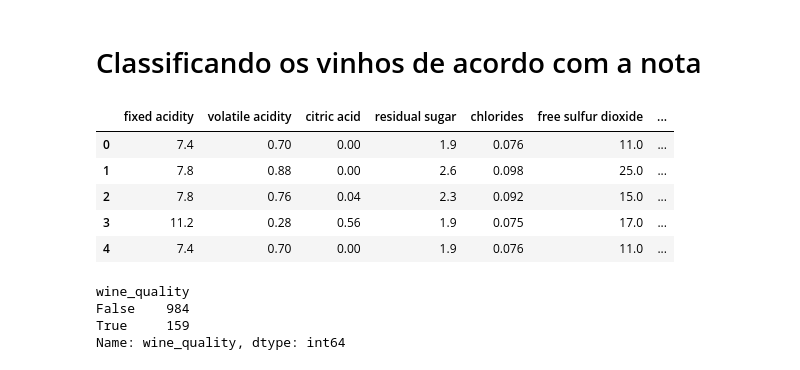
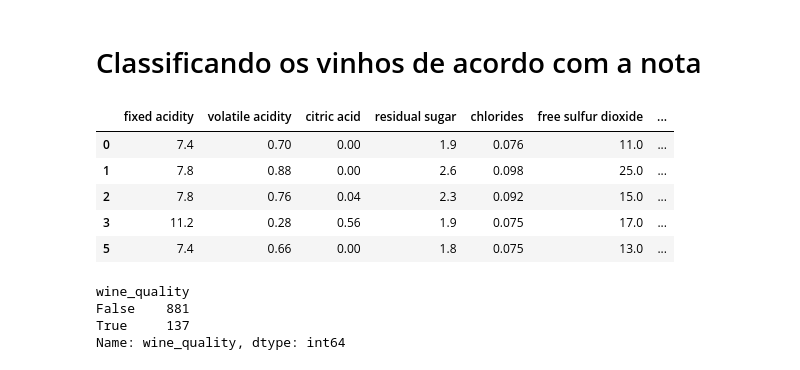
Before and after one commit to aneliabe/wine-quality-classification, a Jupyter notebook: notebooks/wine_quality_analysis.ipynb, the cells around one changed output. Saved outputs shown, nothing was run; the diff lists cells and outputs as text; code cells hidden in the pictures.

```diff
--- a/notebooks/wine_quality_analysis.ipynb
+++ b/notebooks/wine_quality_analysis.ipynb
@@ -240,0 +245,11 @@ O dataset possui **1143** linhas e **13** colunas.
+# %%
+# 1. Preservar o dataset original
+df_original = df.copy()
+
+# 2. Remoção dos dados repetidos, mantendo apenas um de cada padrão
+df_clean = df_original.drop_duplicates(
+    subset=df_original.columns.drop("Id"),
+    keep="first"
+)
+
+df_clean.shape
@@ -425,27 +479,27 @@ df.nlargest(5, "total sulfur dioxide")
 # %%
 # função para classificar os vinhos como high_quality ou low/medium_quality a partir da nota
 
-def wine_quality_classification(df):
-    if df["quality"] >= 7.0:
+def wine_quality_classification(df_clean):
+    if df_clean["quality"] >= 7.0:
         return True
     else:
         return False
 # %%
 # Aplicando a função criada para classificar os vinhos no dataset e criando uma coluna no df com a classificação
-df["wine_quality"] = df.apply(wine_quality_classification, axis=1)
-df.head(5)
+df_clean["wine_quality"] = df_clean.apply(wine_quality_classification, axis=1)
+df_clean.head(5)
 # %% [output]
 |  | fixed acidity | volatile acidity | citric acid | residual sugar | chlorides | free sulfur dioxide | ... |
 | 0 | 7.4 | 0.70 | 0.00 | 1.9 | 0.076 | 11.0 | ... |
 | 1 | 7.8 | 0.88 | 0.00 | 2.6 | 0.098 | 25.0 | ... |
 | 2 | 7.8 | 0.76 | 0.04 | 2.3 | 0.092 | 15.0 | ... |
 | 3 | 11.2 | 0.28 | 0.56 | 1.9 | 0.075 | 17.0 | ... |
-| 4 | 7.4 | 0.70 | 0.00 | 1.9 | 0.076 | 11.0 | ... |
+| 5 | 7.4 | 0.66 | 0.00 | 1.8 | 0.075 | 13.0 | ... |
 # %%
 # Contagem de vinhos de alta qualidade e vinhos de baixa/média qualidade
-df.groupby("wine_quality")["wine_quality"].count()
+df_clean.groupby("wine_quality")["wine_quality"].count()
 # %% [output]
 wine_quality
-False    984
-True     159
+False    881
+True     137
 Name: wine_quality, dtype: int64
```
Also changed, not shown: parts of 20 cells of this notebook.
